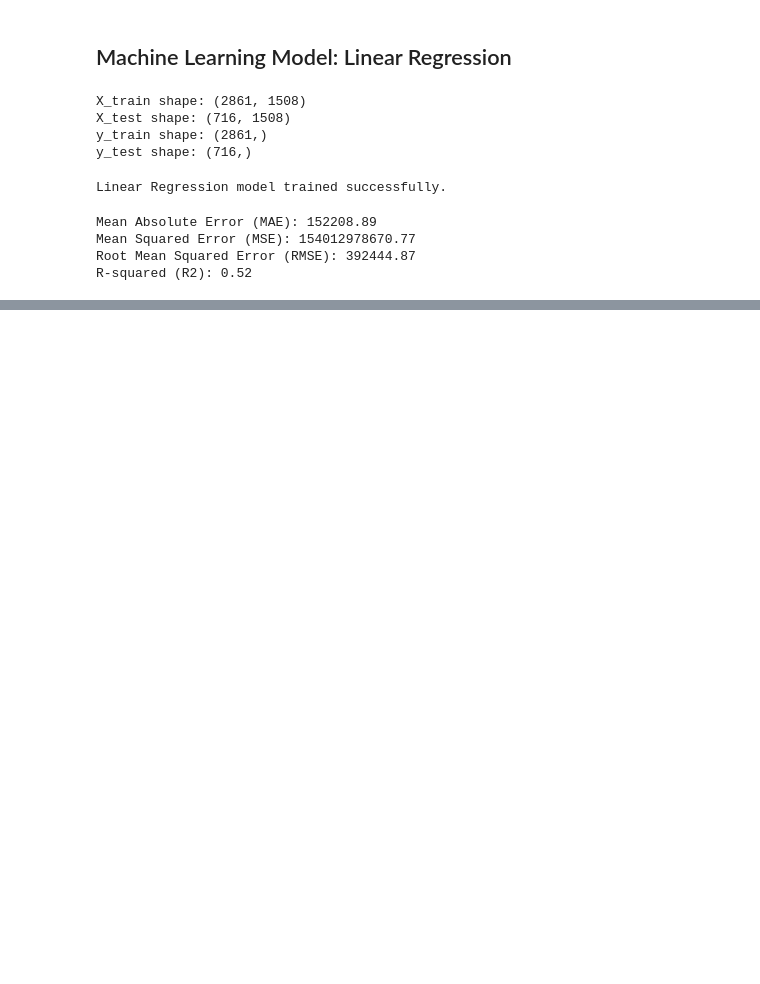
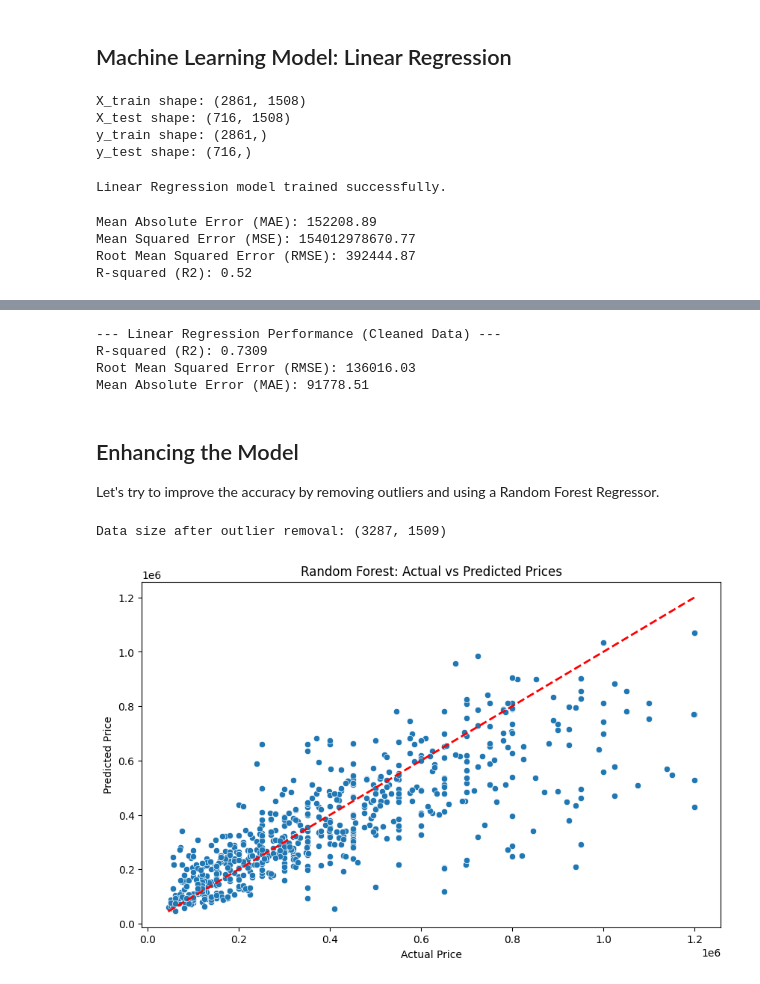
Before and after one commit to vaibhavkatex/Machine-Learning, a Jupyter notebook: S20op.ipynb, the cells around one changed output, grey strips where cells are left out. Saved outputs shown, nothing was run; the diff lists cells and outputs as text; code cells hidden in the pictures; blank space fills up the shorter version.

```diff
--- a/S20op.ipynb
+++ b/S20op.ipynb
@@ -385,0 +421,79 @@ R-squared (R2): 0.52
+# %%
+from sklearn.model_selection import train_test_split
+from sklearn.linear_model import LinearRegression
+from sklearn.metrics import mean_absolute_error, mean_squared_error, r2_score
+
+# 1. Prepare Features and Target from the cleaned final_df
+X_clean = final_df.drop('selling_price', axis=1)
+y_clean = final_df['selling_price']
+
+# 2. Split the data
+X_train_cl, X_test_cl, y_train_cl, y_test_cl = train_test_split(X_clean, y_clean, test_size=0.2, random_state=42)
+
+# 3. Initialize and Train the Model
+lr_model_final = LinearRegression()
+lr_model_final.fit(X_train_cl, y_train_cl)
+
+# 4. Make Predictions
+y_pred_cl = lr_model_final.predict(X_test_cl)
+
+# 5. Evaluate
+print(f"--- Linear Regression Performance (Cleaned Data) ---")
+print(f"R-squared (R2): {r2_score(y_test_cl, y_pred_cl):.4f}")
+print(f"Root Mean Squared Error (RMSE): {np.sqrt(mean_squared_error(y_test_cl, y_pred_cl)):.2f}")
+print(f"Mean Absolute Error (MAE): {mean_absolute_error(y_test_cl, y_pred_cl):.2f}")
+# %% [output]
+--- Linear Regression Performance (Cleaned Data) ---
+R-squared (R2): 0.7309
+Root Mean Squared Error (RMSE): 136016.03
+Mean Absolute Error (MAE): 91778.51
+# %% [markdown]
+## Enhancing the Model
+Let's try to improve the accuracy by removing outliers and using a Random Forest Regressor.
+# %%
+# 1. Remove outliers from selling_price and km_driven using the IQR method
+def remove_outliers(df, column):
+    Q1 = df[column].quantile(0.25)
+    Q3 = df[column].quantile(0.75)
+    IQR = Q3 - Q1
+    lower_bound = Q1 - 1.5 * IQR
+    upper_bound = Q3 + 1.5 * IQR
+    return df[(df[column] >= lower_bound) & (df[column] <= upper_bound)]
+
+df_enhanced = final_df.copy()
+df_enhanced = remove_outliers(df_enhanced, 'selling_price')
+df_enhanced = remove_outliers(df_enhanced, 'km_driven')
+
+print(f"Data size after outlier removal: {df_enhanced.shape}")
+# %% [output]
+Data size after outlier removal: (3287, 1509)
+# %%
+from sklearn.ensemble import RandomForestRegressor
+
+# Prepare Data
+X_en = df_enhanced.drop('selling_price', axis=1)
+y_en = df_enhanced['selling_price']
+
+X_train_en, X_test_en, y_train_en, y_test_en = train_test_split(X_en, y_en, test_size=0.2, random_state=42)
+
+# Initialize and Train Random Forest
+rf_model = RandomForestRegressor(n_estimators=100, random_state=42)
+rf_model.fit(X_train_en, y_train_en)
+
+# Predictions
+y_pred_rf = rf_model.predict(X_test_en)
+
+# Evaluation
+print(f"Random Forest R-squared: {r2_score(y_test_en, y_pred_rf):.4f}")
+print(f"Random Forest RMSE: {np.sqrt(mean_squared_error(y_test_en, y_pred_rf)):.2f}")
+# %%
+# Visualize Actual vs Predicted for the new model
+plt.figure(figsize=(10, 6))
+sns.scatterplot(x=y_test_en, y=y_pred_rf)
+plt.plot([y_test_en.min(), y_test_en.max()], [y_test_en.min(), y_test_en.max()], 'r--', lw=2)
+plt.xlabel('Actual Price')
+plt.ylabel('Predicted Price')
+plt.title('Random Forest: Actual vs Predicted Prices')
+plt.show()
+# %% [output]
+[figure, added]
```
Also changed, not shown: parts of 3 cells of this notebook.
